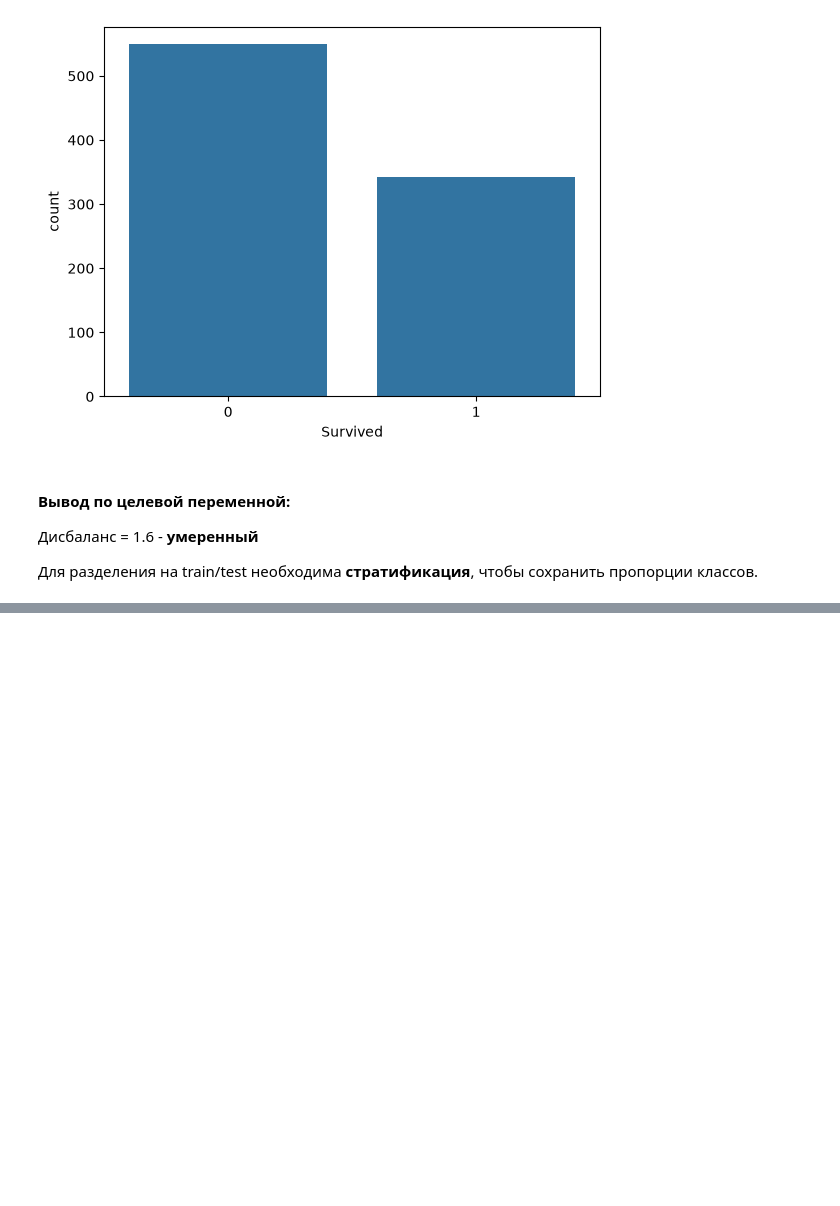
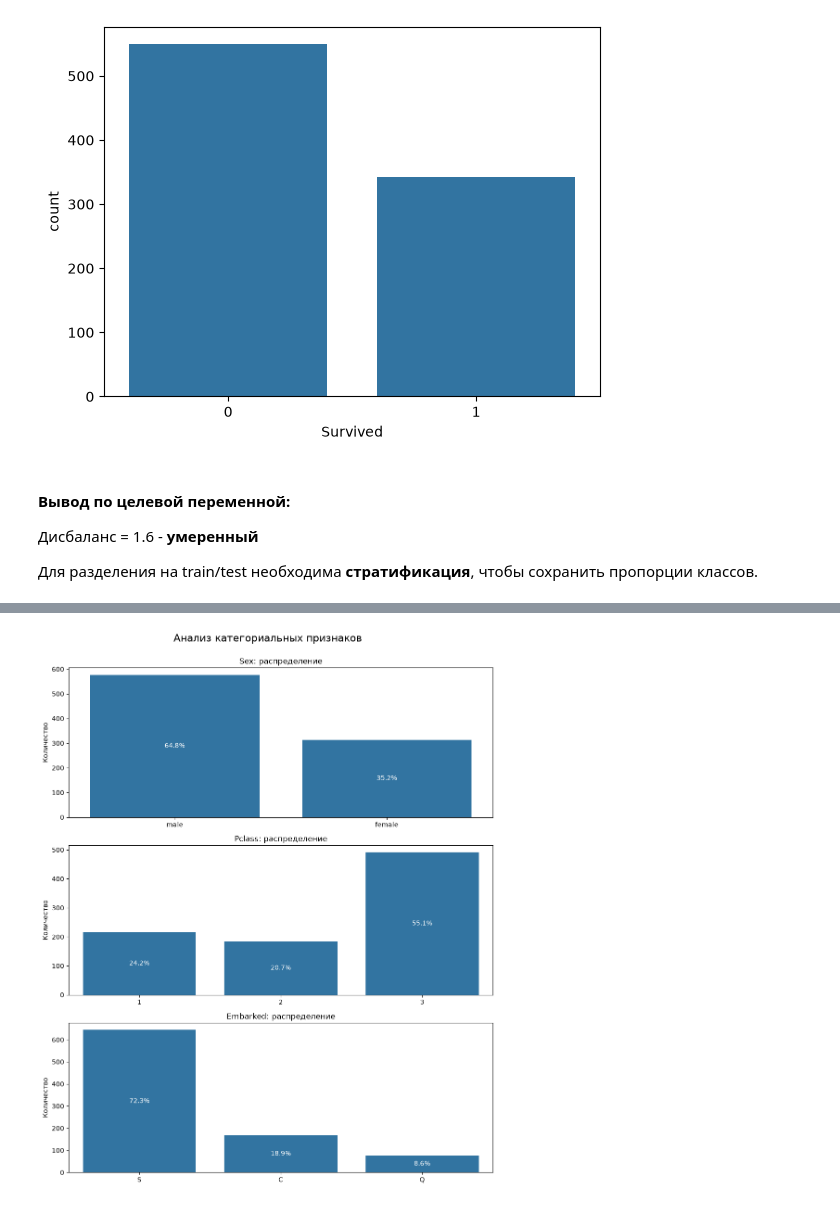
Before and after one commit to Ak1-AleX/Titanic-ML, a Jupyter notebook: titanic.ipynb, the cells around one changed output, grey strips where cells are left out. Drawn from its saved outputs; the diff is of its cells as text; code cells hidden in the pictures; blank space fills up the shorter version.

```diff
--- a/titanic.ipynb
+++ b/titanic.ipynb
@@ -247,0 +329,28 @@ plt.show()
+# %%
+# категориальные признаки для анализа
+categorical_cols = ['Sex', 'Pclass', 'Embarked']
+
+# сетка графиков
+fig, axes = plt.subplots(nrows=len(categorical_cols), ncols=1, figsize=(10, 4 * len(categorical_cols)))
+
+# по 1 диаграмме для каждого признака
+for i, col in enumerate(categorical_cols):
+
+    # строим countplot
+    ax = sns.countplot(data=df, x=col, ax=axes[i])
+
+    # подписи на столбиках
+    for p in ax.patches:
+        height = p.get_height()
+        pct = height / len(df) * 100
+        ax.annotate(f'{pct:.1f}%', (p.get_x() + p.get_width() / 2., height / 2), ha='center', va='center', fontsize=10, color='white')
+
+    axes[i].set_title(f'{col}: распределение', fontsize=12)
+    axes[i].set_xlabel('')
+    axes[i].set_ylabel('Количество')
+
+plt.suptitle('Анализ категориальных признаков', fontsize=16, y=1.00)
+plt.tight_layout()
+plt.show()
+# %% [output]
+[figure, added]
```
Also changed, not shown: parts of 7 cells of this notebook.
